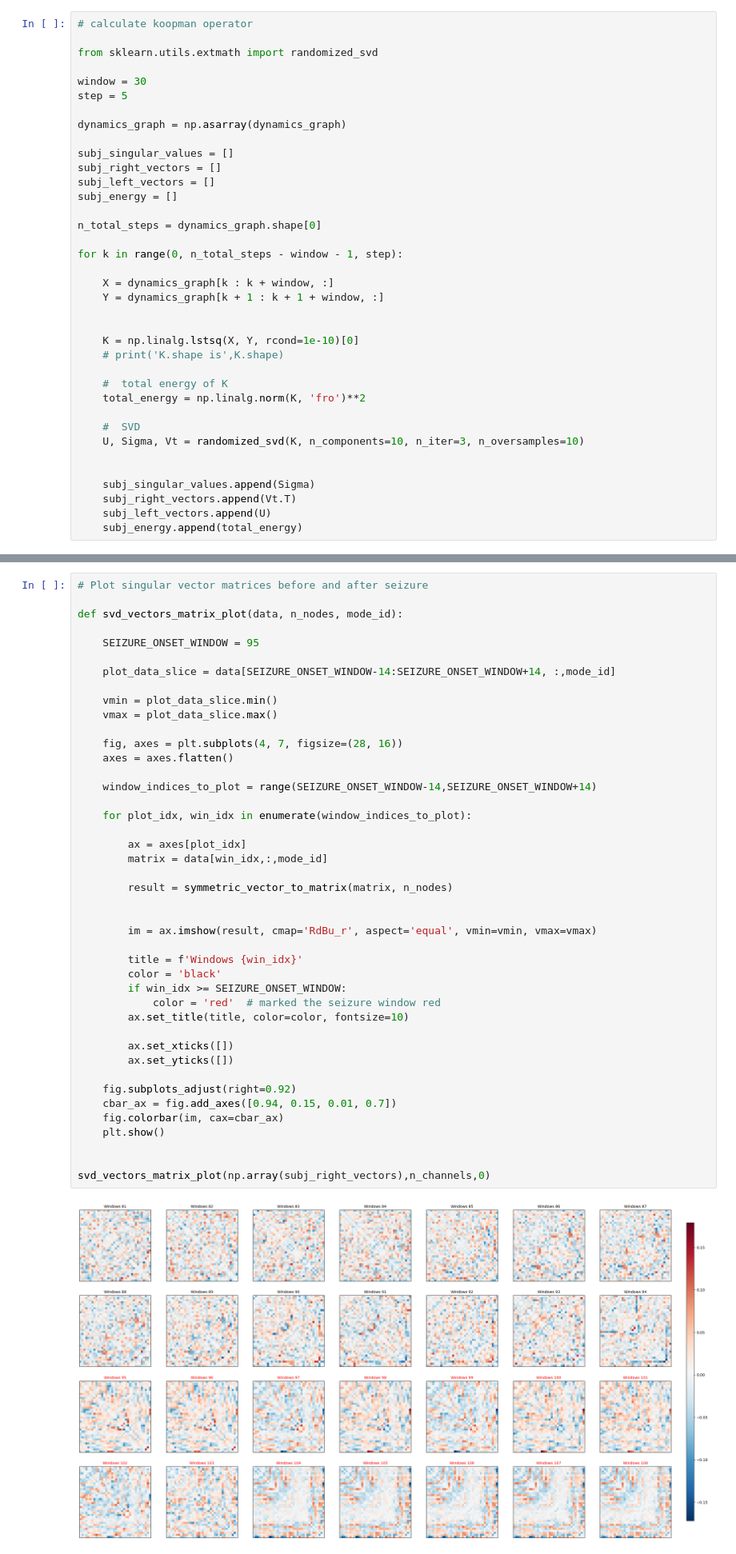
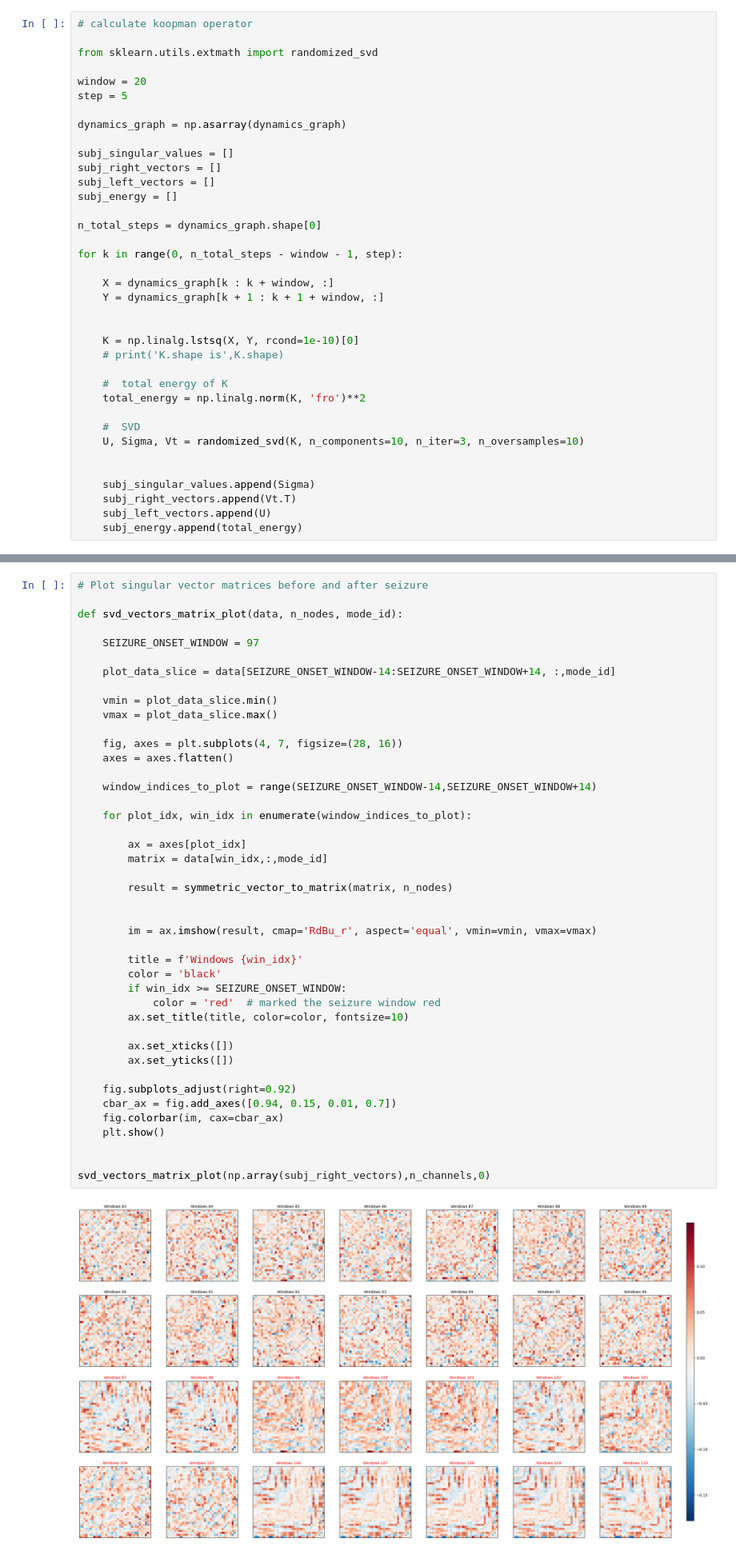
Before and after one commit to BobbyZoe/Graph_Koopman_modeling, a Jupyter notebook: compute_operator.ipynb, the cells around one changed output, grey strips where cells are left out. Shown at 80% size. Saved outputs shown, nothing was run; the diff lists cells and outputs as text.

```diff
--- a/compute_operator.ipynb
+++ b/compute_operator.ipynb
@@ -175,7 +175,7 @@ torch.Size([991, 630])
 
 from sklearn.utils.extmath import randomized_svd
 
-window = 30
+window = 20
 step = 5
 
 dynamics_graph = np.asarray(dynamics_graph)
@@ -224,7 +228,7 @@ def symmetric_vector_to_matrix(vector, n):
 
 def svd_vectors_matrix_plot(data, n_nodes, mode_id):
 
-    SEIZURE_ONSET_WINDOW = 95
+    SEIZURE_ONSET_WINDOW = 97
 
     plot_data_slice = data[SEIZURE_ONSET_WINDOW-14:SEIZURE_ONSET_WINDOW+14, :,mode_id]
 
@@ -236,31 +240,31 @@ def svd_vectors_matrix_plot(data, n_nodes, mode_id):
 
     window_indices_to_plot = range(SEIZURE_ONSET_WINDOW-14,SEIZURE_ONSET_WINDOW+14)
 
     for plot_idx, win_idx in enumerate(window_indices_to_plot):
 
         ax = axes[plot_idx]
         matrix = data[win_idx,:,mode_id]
 
         result = symmetric_vector_to_matrix(matrix, n_nodes)
 
 
         im = ax.imshow(result, cmap='RdBu_r', aspect='equal', vmin=vmin, vmax=vmax)
 
         title = f'Windows {win_idx}'
         color = 'black'
         if win_idx >= SEIZURE_ONSET_WINDOW:
             color = 'red'  # marked the seizure window red
         ax.set_title(title, color=color, fontsize=10)
 
         ax.set_xticks([])
         ax.set_yticks([])
 
     fig.subplots_adjust(right=0.92)
     cbar_ax = fig.add_axes([0.94, 0.15, 0.01, 0.7])
     fig.colorbar(im, cax=cbar_ax)
     plt.show()
 
 
 svd_vectors_matrix_plot(np.array(subj_right_vectors),n_channels,0)
 # %% [output]
-[figure, old version]
+[figure, new version]
```
Also changed, not shown: parts of 1 cell of this notebook.
